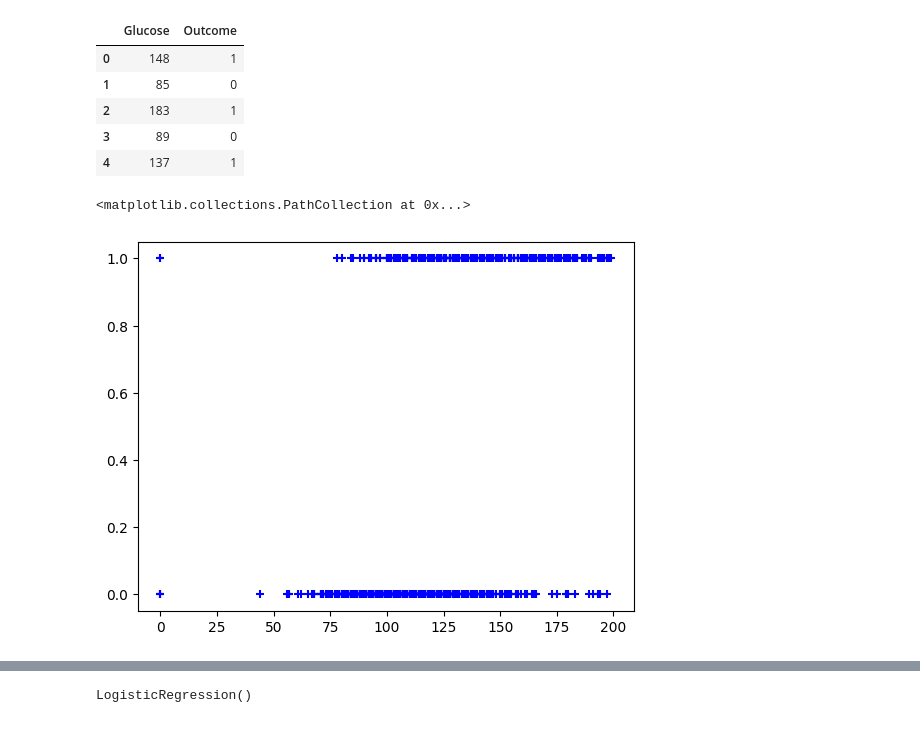
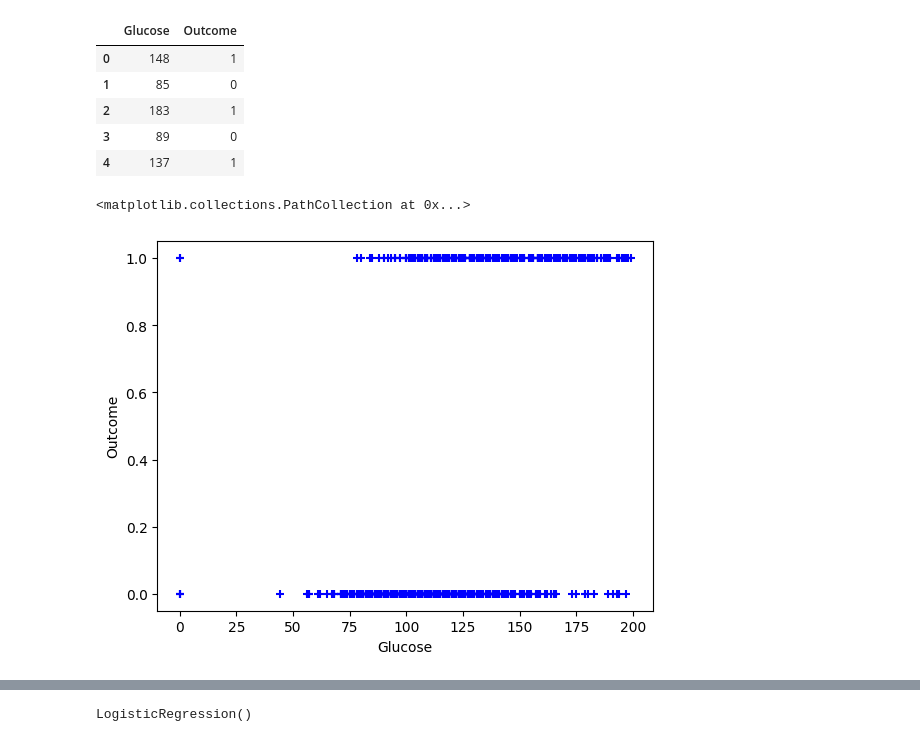
Before and after one commit to skhicha/Shubham-Khicha, a Jupyter notebook: python6.ipynb, the cells around one changed output, grey strips where cells are left out. Saved outputs shown, nothing was run; the diff lists cells and outputs as text; code cells hidden in the pictures.

```diff
--- a/python6.ipynb
+++ b/python6.ipynb
@@ -12,10 +12,12 @@ df1.head()
 | 3 | 89 | 0 |
 | 4 | 137 | 1 |
 # %%
+plt.xlabel("Glucose")
+plt.ylabel("Outcome")
 plt.scatter(df.Glucose, df.Outcome, marker = "+", color = "blue")
 # %% [output]
 <matplotlib.collections.PathCollection at 0x...>
-[figure, old version]
+[figure, new version]
 # %%
 from sklearn.model_selection import train_test_split
 x_train, x_test, y_train, y_test = train_test_split(df[["Glucose"]], df.Outcome, test_size = 0.1)
```
Also changed, not shown: parts of 2 cells of this notebook.
